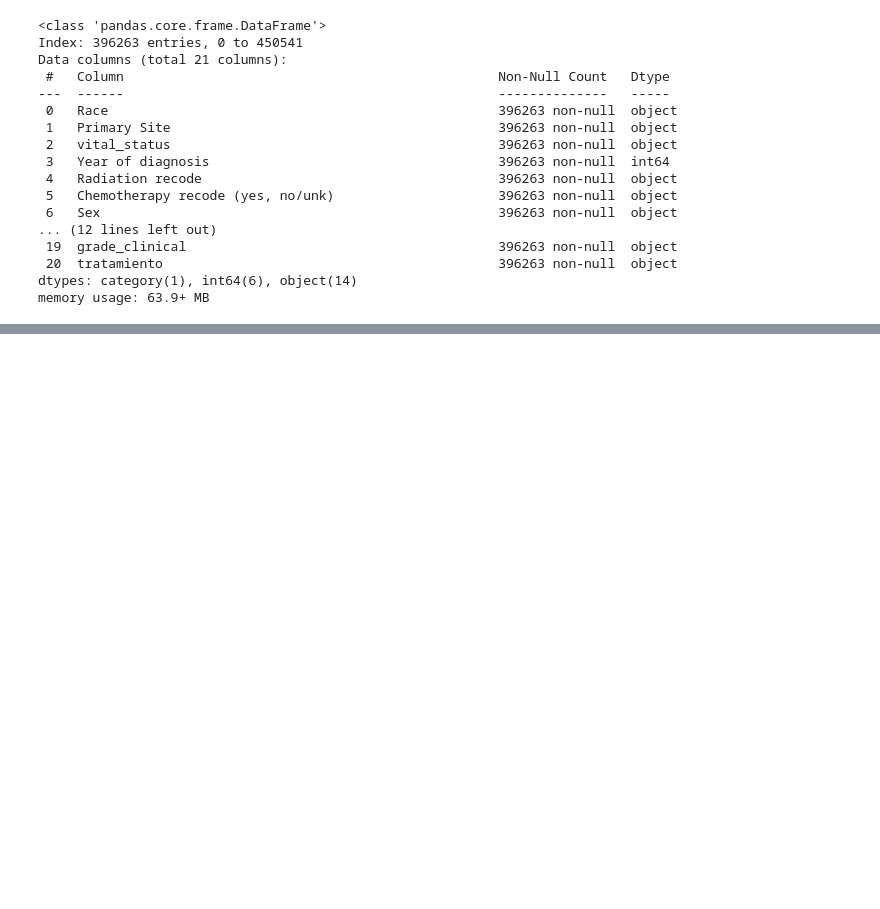
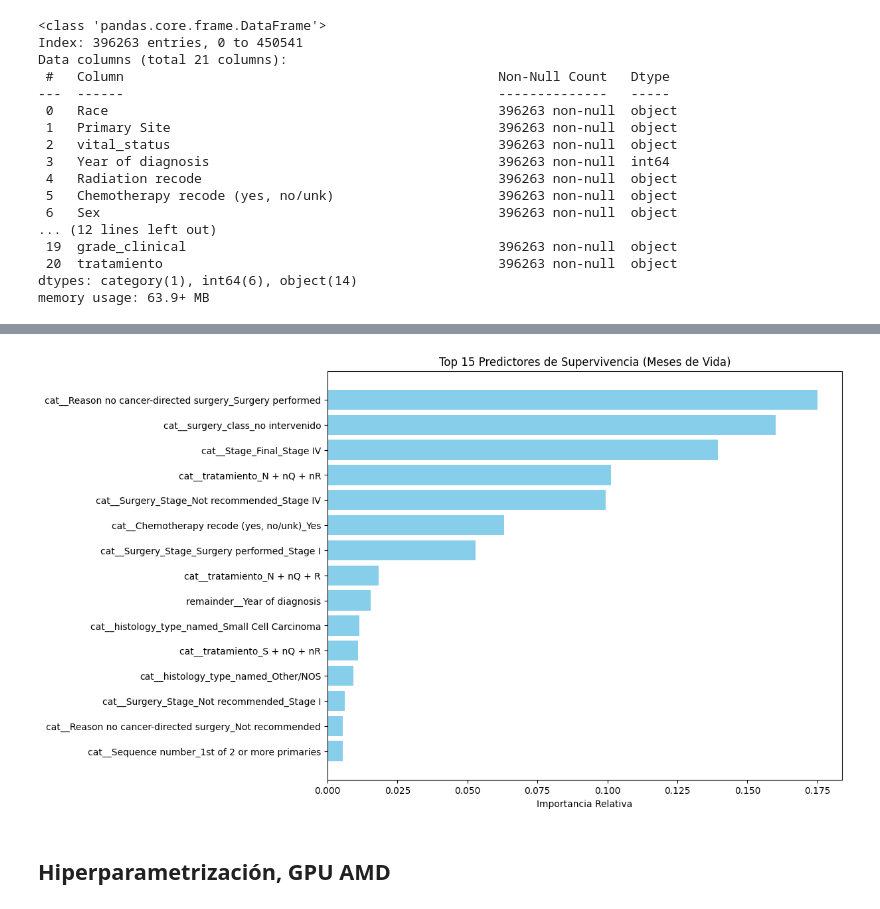
Before and after one commit to carlos-villa-restrepo/lung-cancer-prediction-xgboost, a Jupyter notebook: src/betania_EDA.ipynb, the cells around one changed output, grey strips where cells are left out. Saved outputs shown, nothing was run; the diff lists cells and outputs as text; code cells hidden in the pictures; blank space fills up the shorter version.

Commit message:
Nuevo archivo, Eda distinto con modelo XGBoost

```diff
--- a/src/betania_EDA.ipynb
+++ b/src/betania_EDA.ipynb
@@ -1323,3 +1324,6 @@ Data columns (total 21 columns):
  20  tratamiento                                           396263 non-null  object
 dtypes: category(1), int64(6), object(14)
 memory usage: 63.9+ MB
+# %%
+df['grade_clinical'] = df['grade_clinical'].astype(str)
+df['grade_clinical'].dtype
@@ -1325,0 +1335,6 @@ memory usage: 63.9+ MB
+# %%
+# Forzamos la conversión a string antes de concatenar
+df['Surgery_Stage'] = df['Reason no cancer-directed surgery'].astype(str) + "_" + df['Stage_Final'].astype(str)
+
+# Verifica que se haya creado bien
+print(df['Surgery_Stage'].unique()[:5])
@@ -1325,0 +1443,10 @@ memory usage: 63.9+ MB
+# %%
+from sklearn.model_selection import train_test_split
+
+# Separamos el 80% para entrenar y el 20% para la prueba final
+X_train, X_test, y_train, y_test = train_test_split(
+    X_processed, y, test_size=0.2, random_state=42
+)
+
+print(f"Entrenamiento: {X_train.shape[0]} registros")
+print(f"Prueba: {X_test.shape[0]} registros")
@@ -1325,0 +1582,19 @@ memory usage: 63.9+ MB
+# %%
+import matplotlib.pyplot as plt
+import pandas as pd
+
+# Entrenamos el modelo (asumiendo que ya tienes X_train e y_train del paso anterior)
+model.fit(X_train, y_train)
+
+# Extraemos la importancia de las variables
+importances = model.feature_importances_
+feature_names = column_transformer.get_feature_names_out()
+
+# Creamos un DataFrame para visualizarlo mejor
+feature_importance_df = pd.DataFrame({
+    'Feature': feature_names,
+    'Importance': importances
+}).sort_values(by='Importance', ascending=False)
+
+# Mostramos las top 15 variables más influyentes
+print(feature_importance_df.head(15))
@@ -1325,0 +1618,11 @@ memory usage: 63.9+ MB
+# %%
+plt.figure(figsize=(10, 8))
+plt.barh(feature_importance_df['Feature'].head(15), feature_importance_df['Importance'].head(15), color='skyblue')
+plt.xlabel('Importancia Relativa')
+plt.title('Top 15 Predictores de Supervivencia (Meses de Vida)')
+plt.gca().invert_yaxis() # Para que la más importante salga arriba
+plt.show()
+# %% [output]
+[figure, added]
+# %% [markdown]
+## Hiperparametrización, GPU AMD
```
Also changed, not shown: parts of 34 cells of this notebook, 7 other files.
